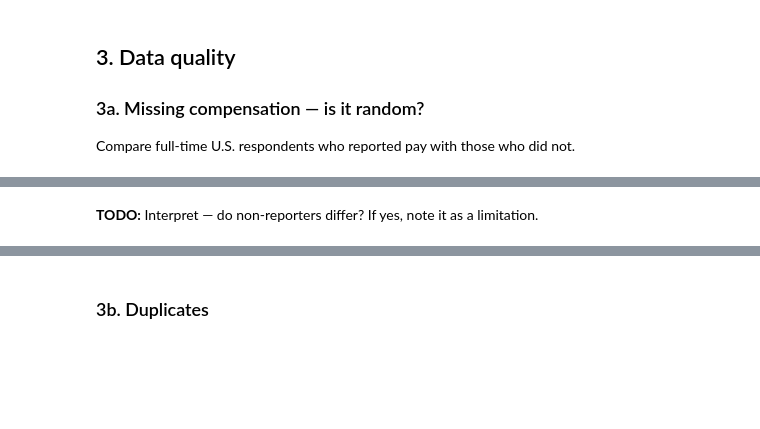
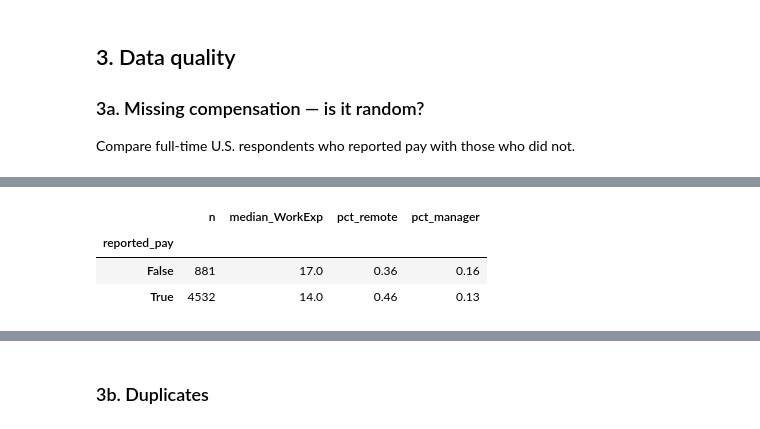
Before and after one commit to samia21-04/Developer_Compensation, a Jupyter notebook: notebooks/01_data_prep.ipynb, the cells around one changed output, grey strips where cells are left out. Cells and saved outputs as stored; diff of their text form; code cells hidden in the pictures; blank space fills up the shorter version.

```diff
--- a/notebooks/01_data_prep.ipynb
+++ b/notebooks/01_data_prep.ipynb
@@ -64,2 +157,13 @@ for c in ["RemoteWork", "EdLevel"]:
-# %% [markdown]
-**TODO:** Interpret — do non-reporters differ? If yes, note it as a limitation.
+# %%
+summary = ft.groupby("reported_pay").agg(
+    n=("ResponseId", "count"),
+    median_WorkExp=("WorkExp", "median"),
+    pct_remote=("RemoteWork", lambda s: (s == "Remote").mean()),
+    pct_manager=("ICorPM", lambda s: (s == "People manager").mean()),
+).round(2)
+summary
+# %% [output]
+|  | n | median_WorkExp | pct_remote | pct_manager |
+| reported_pay |  |  |  |  |
+| False | 881 | 17.0 | 0.36 | 0.16 |
+| True | 4532 | 14.0 | 0.46 | 0.13 |
```
Also changed, not shown: parts of 24 cells of this notebook, 1 other file.
